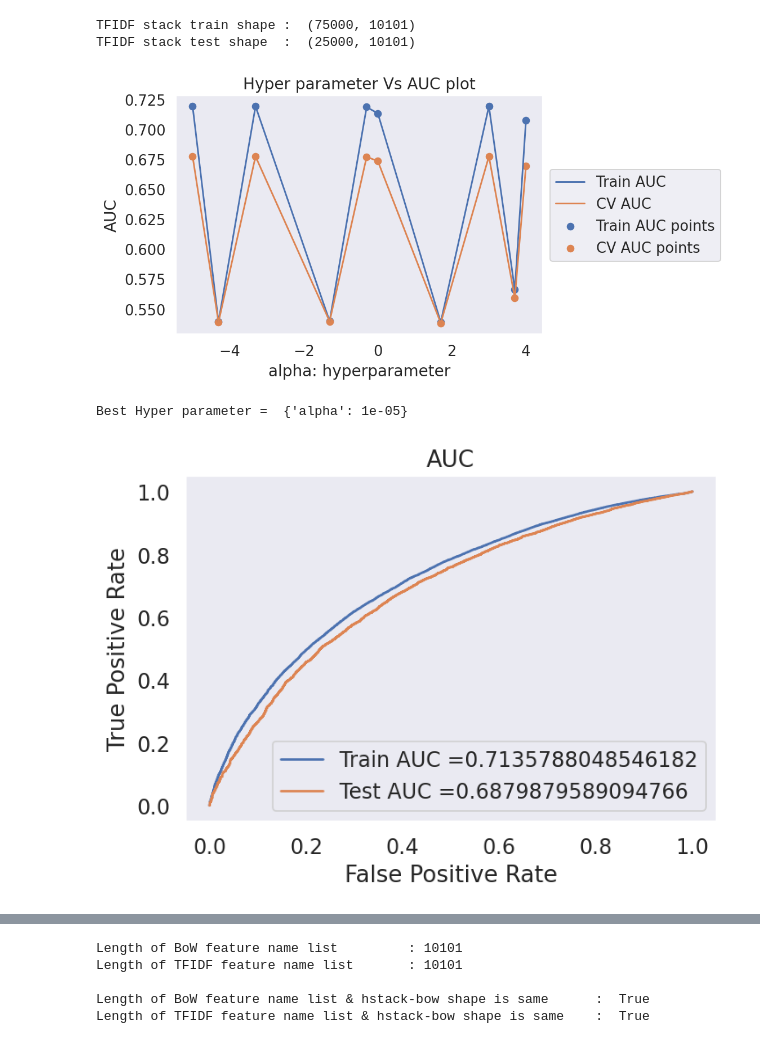
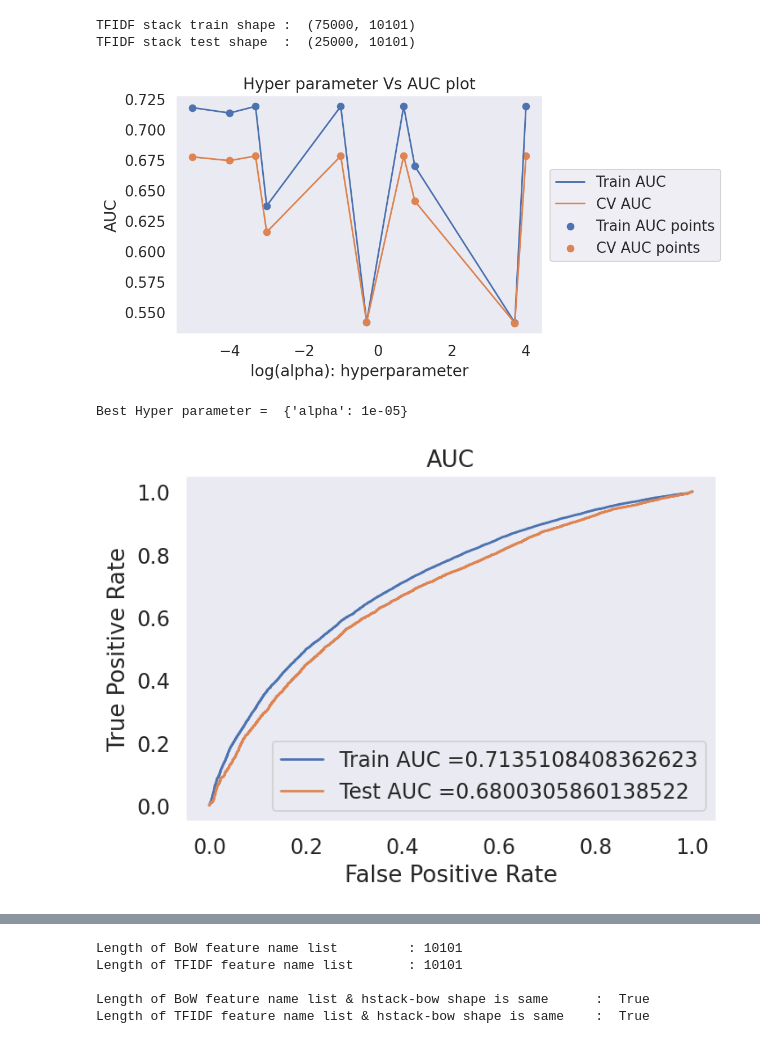
Before and after one commit to jishnukoliyadan/AAIC_Course_Works, a Jupyter notebook: 8_Donors_choose_NB/8_Donors_choose_NB.ipynb, the cells around one changed output, grey strips where cells are left out. Cells and saved outputs as stored; diff of their text form; code cells hidden in the pictures.

```diff
--- a/8_Donors_choose_NB/8_Donors_choose_NB.ipynb
+++ b/8_Donors_choose_NB/8_Donors_choose_NB.ipynb
@@ -314,7 +314,16 @@ BoW stack test shape    :  (25000, 10101)
 parameters = {'alpha':[0.00001, 0.00005, 0.0001, 0.0005, 0.001, 0.005, 0.01, 0.05,
                        0.1, 0.5,1, 5, 10, 50, 100, 500, 1000, 2500, 5000, 10000]}
 
-multi_NB = MultinomialNB(class_prior = [0.5, 0.5])
+multi_NB = MultinomialNB(class_prior = [0.5, 0.5], fit_prior = False)
+
+'''
+Comment received by AAIC
+
+Whenever you initialize the 'class_prior' parameter to any value (other than the default value None),
+it is a good practice to initialize fit_prior = False in MultinomialNB().
+
+if data is imbalanced, then it's better to use class_prior, and `fit_prior = False`.
+'''
 
 clf = RandomizedSearchCV(multi_NB, parameters, cv = 10, scoring = 'roc_auc',
                          return_train_score=True, n_jobs =-1)
@@ -352,7 +361,7 @@ plt.plot(log_alphas, train_auc, label='Train AUC')
 plt.plot(log_alphas, cv_auc, label='CV AUC')
 plt.scatter(log_alphas, train_auc, label='Train AUC points')
 plt.scatter(log_alphas, cv_auc, label='CV AUC points')
-plt.xlabel("alpha: hyperparameter")
+plt.xlabel("log(alpha): hyperparameter")
 plt.ylabel("AUC")
 plt.title("Hyper parameter Vs AUC plot")
 fig.legend(loc='center left', bbox_to_anchor=(0.9, 0.5)) #https://stackoverflow.com/a/4701285
@@ -366,7 +375,8 @@ Best Hyper parameter =  {'alpha': 0.01}
 # Plot the ROC-AUC curves using the probability predictions made on train and test data.
 
 # https://scikit-learn.org/stable/modules/generated/sklearn.naive_bayes.MultinomialNB.html
-multi_NB_tuned_bow = MultinomialNB(class_prior = [0.5, 0.5], alpha = best_params_bow['alpha'])
+multi_NB_tuned_bow = MultinomialNB(class_prior = [0.5, 0.5], alpha = best_params_bow['alpha'],
+                                   fit_prior = False)
 multi_NB_tuned_bow.fit(x_train_stack_bow, y_train)
 
 # https://discuss.analyticsvidhya.com/t/what-is-the-difference-between-predict-and-predict-proba/67376/3
@@ -483,7 +493,7 @@ TFIDF stack test shape  :  (25000, 10101)
 parameters = {'alpha':[0.00001, 0.00005, 0.0001, 0.0005, 0.001, 0.005, 0.01, 0.05,
                        0.1, 0.5,1, 5, 10, 50, 100, 500, 1000, 2500, 5000, 10000]}
 
-multi_NB = MultinomialNB(class_prior = [0.5, 0.5])
+multi_NB = MultinomialNB(class_prior = [0.5, 0.5], fit_prior = False)
 
 clf = RandomizedSearchCV(multi_NB, parameters, cv = 10, scoring = 'roc_auc',
                          return_train_score=True, n_jobs =-1)
@@ -501,41 +511,42 @@ train_auc = search.cv_results_['mean_train_score']
 train_auc_std = search.cv_results_['std_train_score']
 cv_auc = search.cv_results_['mean_test_score']
 cv_auc_std = search.cv_results_['std_test_score']
 alphas = sorted(search.cv_results_['param_alpha'])
 
 # https://scikit-learn.org/stable/modules/generated/sklearn.model_selection.RandomizedSearchCV.html
 best_params_tfidf = search.best_params_
 
 # fig = plt.figure(dpi=140)
 # plt.plot(alphas, train_auc, label='Train AUC')
 # plt.plot(alphas, cv_auc, label='CV AUC')
 # plt.scatter(alphas, train_auc, label='Train AUC points')
 # plt.scatter(alphas, cv_auc, label='CV AUC points')
 
 #taking log for 'alphas', because data points are far away from each other
 # https://docs.python.org/3.3/library/math.html#math.log
 log_alphas = [log(value,10) for value in alphas]
 
 fig = plt.figure(dpi=140)
 plt.plot(log_alphas, train_auc, label='Train AUC')
 plt.plot(log_alphas, cv_auc, label='CV AUC')
 plt.scatter(log_alphas, train_auc, label='Train AUC points')
 plt.scatter(log_alphas, cv_auc, label='CV AUC points')
-plt.xlabel("alpha: hyperparameter")
+plt.xlabel("log(alpha): hyperparameter")
 plt.ylabel("AUC")
 plt.title("Hyper parameter Vs AUC plot")
 fig.legend(loc='center left', bbox_to_anchor=(0.9, 0.5)) #https://stackoverflow.com/a/4701285
 plt.grid()
 plt.show()
 print('Best Hyper parameter = ', best_params_tfidf)
 # %% [output]
-[figure, old version]
+[figure, new version]
 Best Hyper parameter =  {'alpha': 1e-05}
 # %%
 # Plot the ROC-AUC curves using the probability predictions made on train and test data.
 
 # https://scikit-learn.org/stable/modules/generated/sklearn.naive_bayes.MultinomialNB.html
-multi_NB_tuned_tfidf = MultinomialNB(class_prior = [0.5, 0.5], alpha = best_params_tfidf['alpha'])
+multi_NB_tuned_tfidf = MultinomialNB(class_prior = [0.5, 0.5], alpha = best_params_tfidf['alpha'],
+                                    fit_prior = False)
 multi_NB_tuned_tfidf.fit(x_train_stack_tfidf, y_train)
 
 # https://discuss.analyticsvidhya.com/t/what-is-the-difference-between-predict-and-predict-proba/67376/3
@@ -562,7 +573,7 @@ plt.grid()
 plt.legend(loc=4)
 plt.show()
 # %% [output]
-[figure, old version]
+[figure, new version]
 # %%
 # Pick the best threshold among the probability estimates, such that it has to yield maximum value for TPR*(1-FPR)
 # Plot the confusion matrices(each for train and test data) afer encoding the predicted class labels, on the basis of the best threshod probability estimate.
```
Also changed, not shown: parts of 6 cells of this notebook.
